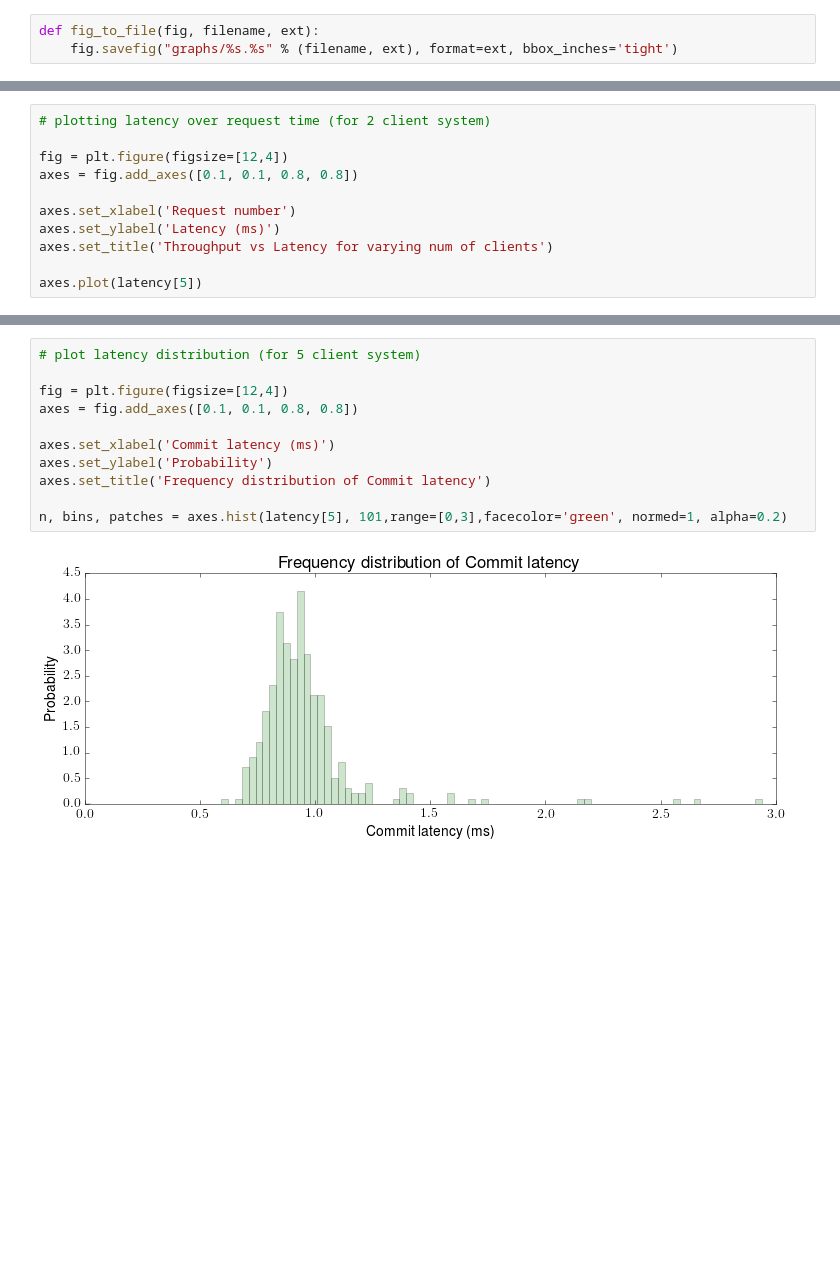
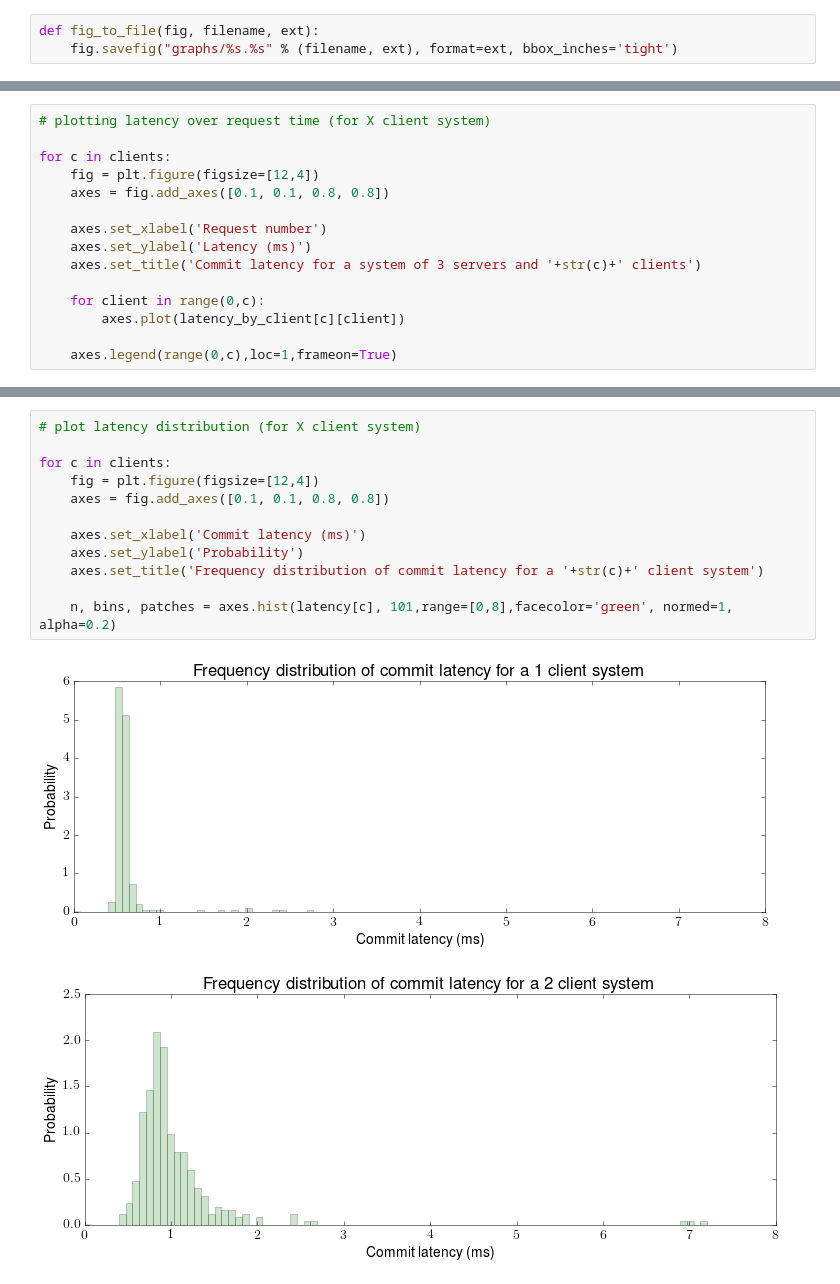
Before and after one commit to heidihoward/ios, a Jupyter notebook: scripts/graph_plotting.ipynb, the cells around one changed output, grey strips where cells are left out. Saved outputs shown, nothing was run; the diff lists cells and outputs as text; blank space fills up the shorter version.

Commit message:
adding testing with various system sizes

```diff
--- a/scripts/graph_plotting.ipynb
+++ b/scripts/graph_plotting.ipynb
@@ -36,12 +79,16 @@ for c in clients:
 # %%
-# plotting latency over request time (for 2 client system)
+# plotting latency over request time (for X client system)
 
-fig = plt.figure(figsize=[12,4])
-axes = fig.add_axes([0.1, 0.1, 0.8, 0.8])
+for c in clients:
+    fig = plt.figure(figsize=[12,4])
+    axes = fig.add_axes([0.1, 0.1, 0.8, 0.8])
 
-axes.set_xlabel('Request number')
-axes.set_ylabel('Latency (ms)')
-axes.set_title('Throughput vs Latency for varying num of clients')
+    axes.set_xlabel('Request number')
+    axes.set_ylabel('Latency (ms)')
+    axes.set_title('Commit latency for a system of 3 servers and '+str(c)+' clients')
 
-axes.plot(latency[5])
+    for client in range(0,c):
+        axes.plot(latency_by_client[c][client])
+
+    axes.legend(range(0,c),loc=1,frameon=True)
 # %% [output]
@@ -50,13 +104,15 @@ axes.plot(latency[5])
 # %%
-# plot latency distribution (for 5 client system)
+# plot latency distribution (for X client system)
 
-fig = plt.figure(figsize=[12,4])
-axes = fig.add_axes([0.1, 0.1, 0.8, 0.8])
+for c in clients:
+    fig = plt.figure(figsize=[12,4])
+    axes = fig.add_axes([0.1, 0.1, 0.8, 0.8])
 
-axes.set_xlabel('Commit latency (ms)')
-axes.set_ylabel('Probability')
-axes.set_title('Frequency distribution of Commit latency')
+    axes.set_xlabel('Commit latency (ms)')
+    axes.set_ylabel('Probability')
+    axes.set_title('Frequency distribution of commit latency for a '+str(c)+' client system')
 
-n, bins, patches = axes.hist(latency[5], 101,range=[0,3],facecolor='green', normed=1, alpha=0.2)
+    n, bins, patches = axes.hist(latency[c], 101,range=[0,8],facecolor='green', normed=1, alpha=0.2)
 # %% [output]
-[figure, old version]
+[figure, new version]
+[figure, added]
```
Also changed, not shown: parts of 6 cells of this notebook, 2 other files.
